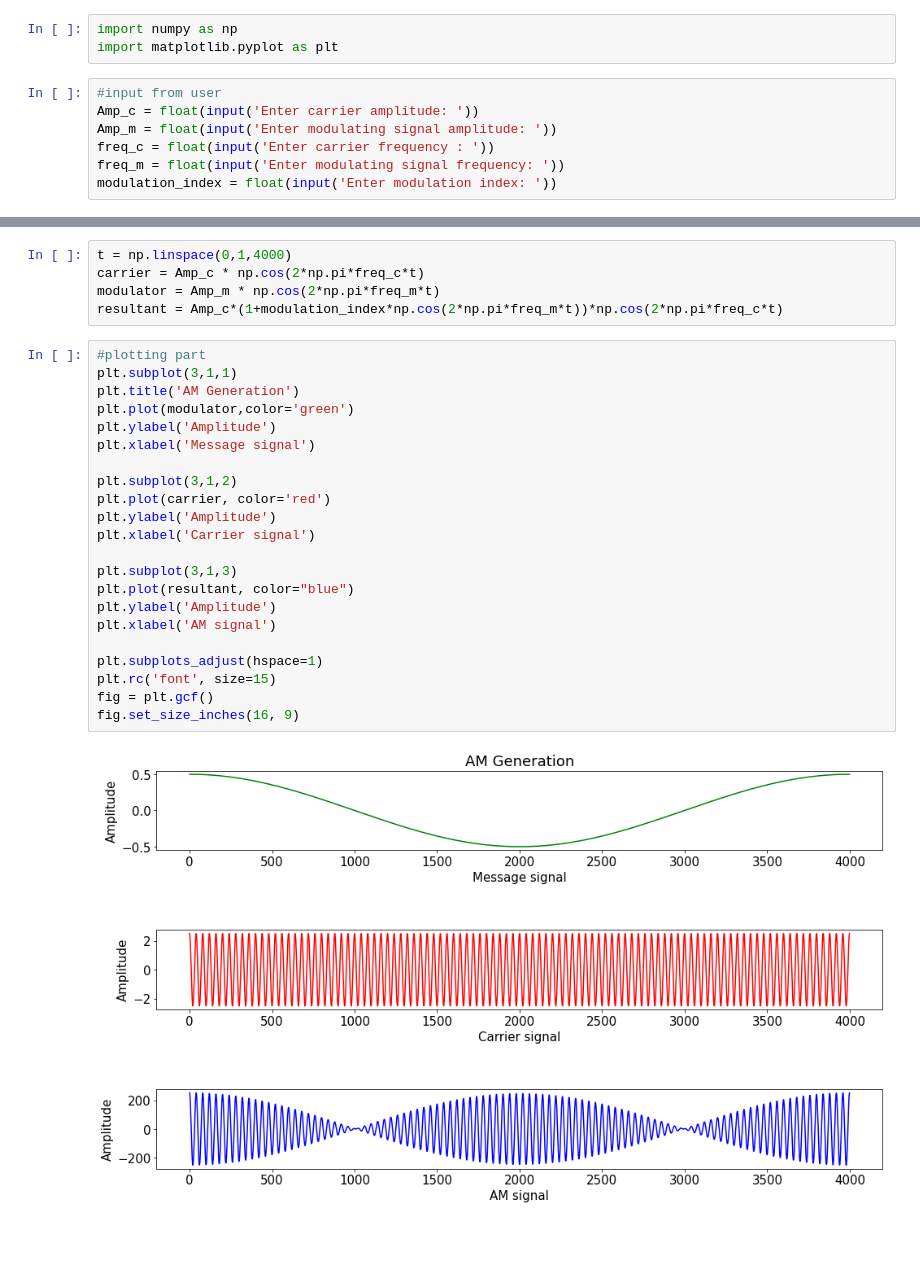
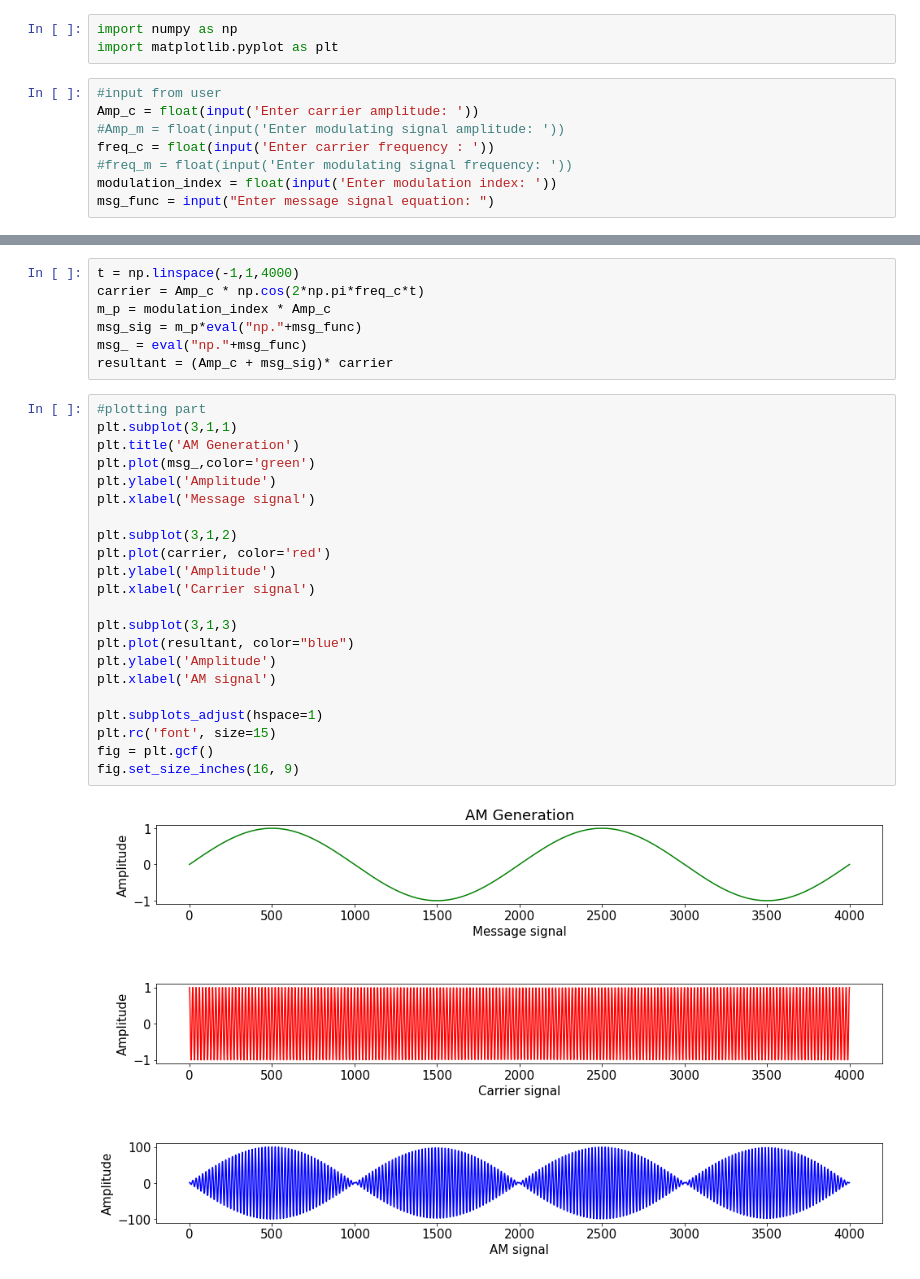
Before and after one commit to shan515/PCS_LAB, a Jupyter notebook: AM_Generation.ipynb, the cells around one changed output, grey strips where cells are left out. Cells and saved outputs as stored; diff of their text form; blank space fills up the shorter version.

Commit message:
Input now accepts all type of signals

```diff
--- a/AM_Generation.ipynb
+++ b/AM_Generation.ipynb
@@ -10,8 +10,9 @@ import matplotlib.pyplot as plt
 # %%
 #input from user
 Amp_c = float(input('Enter carrier amplitude: '))
-Amp_m = float(input('Enter modulating signal amplitude: '))
+#Amp_m = float(input('Enter modulating signal amplitude: '))
 freq_c = float(input('Enter carrier frequency : '))
-freq_m = float(input('Enter modulating signal frequency: '))
+#freq_m = float(input('Enter modulating signal frequency: '))
 modulation_index = float(input('Enter modulation index: '))
+msg_func = input("Enter message signal equation: ")
 # %% [output]
@@ -23,29 +23,31 @@ Enter modulation index: 100
 # %%
-t = np.linspace(0,1,4000)
+t = np.linspace(-1,1,4000)
 carrier = Amp_c * np.cos(2*np.pi*freq_c*t)
-modulator = Amp_m * np.cos(2*np.pi*freq_m*t)
-resultant = Amp_c*(1+modulation_index*np.cos(2*np.pi*freq_m*t))*np.cos(2*np.pi*freq_c*t)
+m_p = modulation_index * Amp_c
+msg_sig = m_p*eval("np."+msg_func)
+msg_ = eval("np."+msg_func)
+resultant = (Amp_c + msg_sig)* carrier
 # %%
 #plotting part
 plt.subplot(3,1,1)
 plt.title('AM Generation')
-plt.plot(modulator,color='green')
+plt.plot(msg_,color='green')
 plt.ylabel('Amplitude')
 plt.xlabel('Message signal')
 
 plt.subplot(3,1,2)
 plt.plot(carrier, color='red')
 plt.ylabel('Amplitude')
 plt.xlabel('Carrier signal')
 
 plt.subplot(3,1,3)
 plt.plot(resultant, color="blue")
 plt.ylabel('Amplitude')
 plt.xlabel('AM signal')
 
 plt.subplots_adjust(hspace=1)
 plt.rc('font', size=15)
 fig = plt.gcf()
 fig.set_size_inches(16, 9)
 # %% [output]
-[figure, old version]
+[figure, new version]
```
Also changed, not shown: parts of 1 cell of this notebook.
